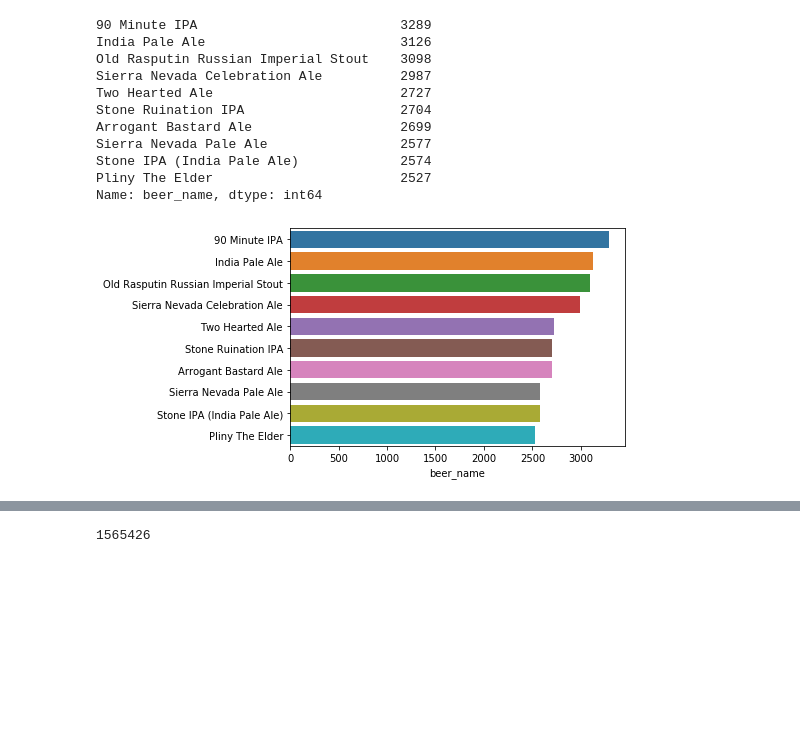
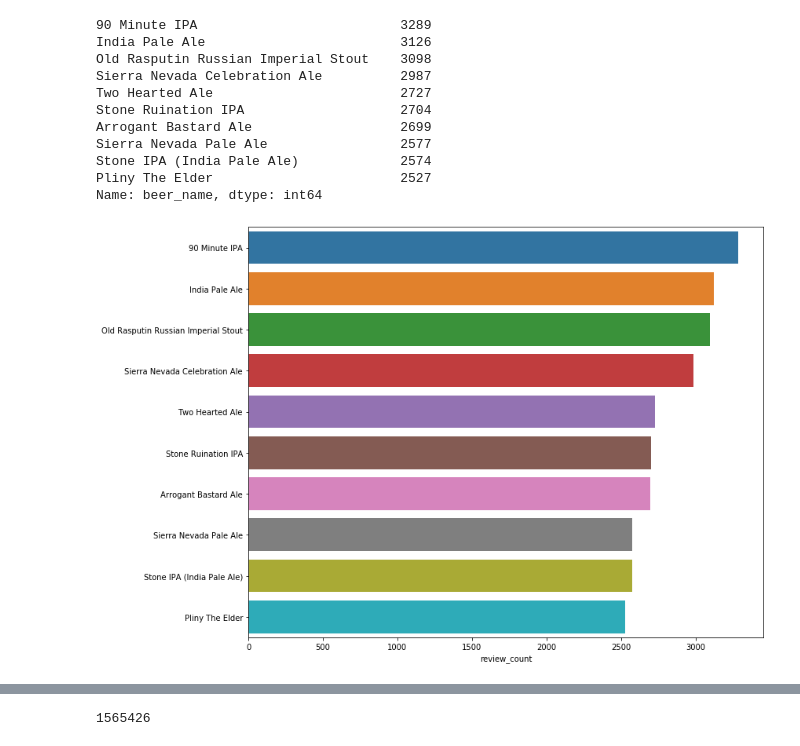
Before and after one commit to rwstewart0302/beer_recommender, a Jupyter notebook: eda/eda_beer_data.ipynb, the cells around one changed output, grey strips where cells are left out. Cells and saved outputs as stored; diff of their text form; code cells hidden in the pictures; blank space fills up the shorter version.

```diff
--- a/eda/eda_beer_data.ipynb
+++ b/eda/eda_beer_data.ipynb
@@ -104,8 +103,11 @@ import seaborn as sns
 # %%
-# plt.figure(figsize=(12,8))
-sns.barplot(df['beer_name'].value_counts()[:10], df['beer_name'].value_counts().index[:10]);
+plt.figure(figsize=(12,8))
+sns.barplot(df['beer_name'].value_counts()[:10], df['beer_name'].value_counts().index[:10])
+plt.tight_layout()
+plt.xlabel('review_count');
+plt.savefig('../images/most_rated_beers.png')
 # %% [output]
-[figure, old version]
+[figure, new version]
 # %%
 # creating a list of beers to drop from my data set if they only have 1 review
 drop_list = []
```
Also changed, not shown: parts of 14 cells of this notebook, 10 other files.
